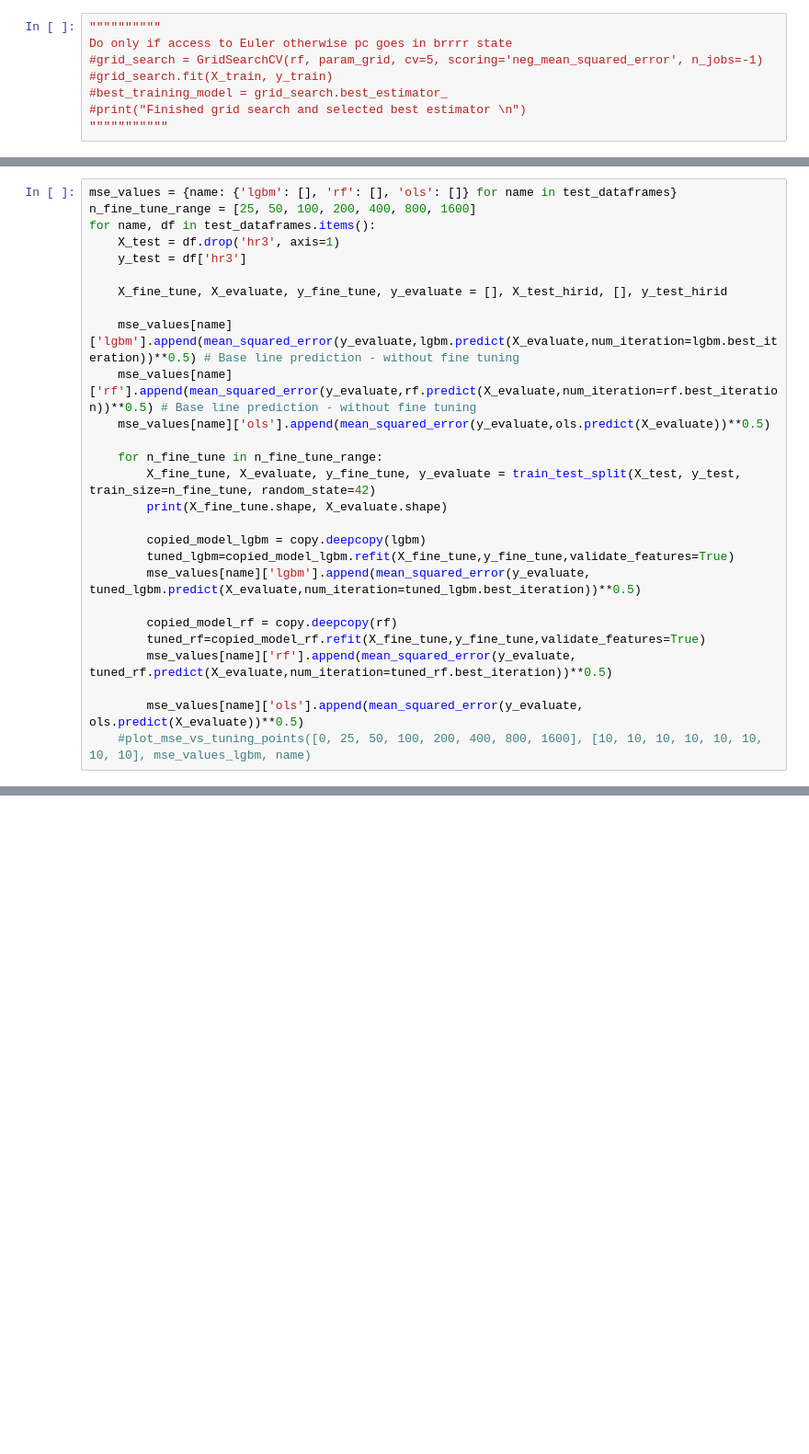
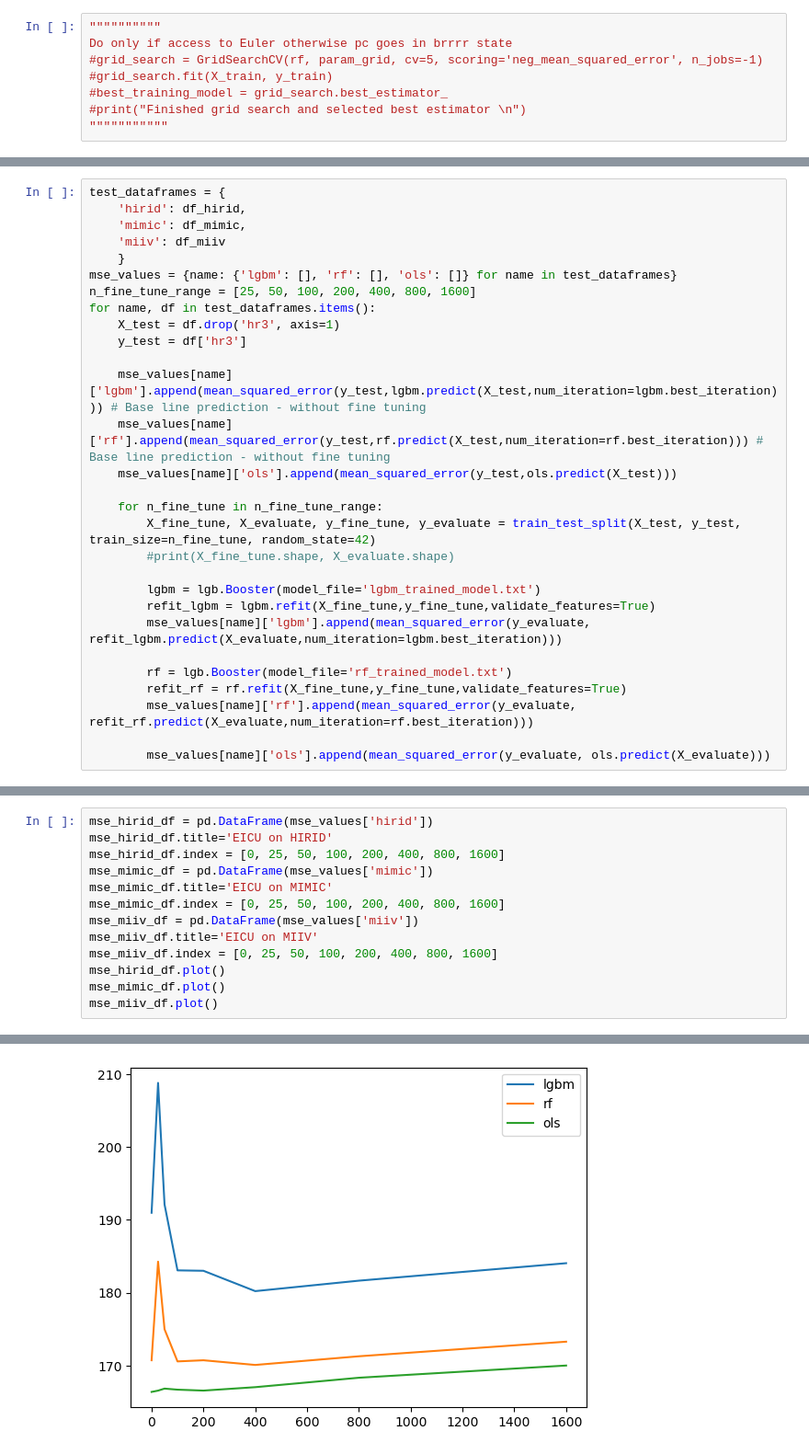
Before and after one commit to lbrilh/masterthesis, a Jupyter notebook: RegressionHRLinearized.ipynb, the cells around one changed output, grey strips where cells are left out. Shown: that part at 92% size. Saved outputs shown, nothing was run; the diff lists cells and outputs as text; blank space fills up the shorter version.

```diff
--- a/RegressionHRLinearized.ipynb
+++ b/RegressionHRLinearized.ipynb
@@ -294,27 +225,29 @@ test_dataframes = {
 # %%
+test_dataframes = {
+    'hirid': df_hirid,
+    'mimic': df_mimic,
+    'miiv': df_miiv
+    }
 mse_values = {name: {'lgbm': [], 'rf': [], 'ols': []} for name in test_dataframes}
 n_fine_tune_range = [25, 50, 100, 200, 400, 800, 1600]
 for name, df in test_dataframes.items():
     X_test = df.drop('hr3', axis=1)
     y_test = df['hr3']
 
-    X_fine_tune, X_evaluate, y_fine_tune, y_evaluate = [], X_test_hirid, [], y_test_hirid
-
-    mse_values[name]['lgbm'].append(mean_squared_error(y_evaluate,lgbm.predict(X_evaluate,num_iteration=lgbm.best_iteration))**0.5) # Base line prediction - without fine tuning
-    mse_values[name]['rf'].append(mean_squared_error(y_evaluate,rf.predict(X_evaluate,num_iteration=rf.best_iteration))**0.5) # Base line prediction - without fine tuning
-    mse_values[name]['ols'].append(mean_squared_error(y_evaluate,ols.predict(X_evaluate))**0.5)
+    mse_values[name]['lgbm'].append(mean_squared_error(y_test,lgbm.predict(X_test,num_iteration=lgbm.best_iteration))) # Base line prediction - without fine tuning
+    mse_values[name]['rf'].append(mean_squared_error(y_test,rf.predict(X_test,num_iteration=rf.best_iteration))) # Base line prediction - without fine tuning
+    mse_values[name]['ols'].append(mean_squared_error(y_test,ols.predict(X_test)))
 
     for n_fine_tune in n_fine_tune_range:
         X_fine_tune, X_evaluate, y_fine_tune, y_evaluate = train_test_split(X_test, y_test, train_size=n_fine_tune, random_state=42)
-        print(X_fine_tune.shape, X_evaluate.shape)
+        #print(X_fine_tune.shape, X_evaluate.shape)
 
-        copied_model_lgbm = copy.deepcopy(lgbm)
-        tuned_lgbm=copied_model_lgbm.refit(X_fine_tune,y_fine_tune,validate_features=True)
-        mse_values[name]['lgbm'].append(mean_squared_error(y_evaluate, tuned_lgbm.predict(X_evaluate,num_iteration=tuned_lgbm.best_iteration))**0.5)
+        lgbm = lgb.Booster(model_file='lgbm_trained_model.txt')
+        refit_lgbm = lgbm.refit(X_fine_tune,y_fine_tune,validate_features=True)
+        mse_values[name]['lgbm'].append(mean_squared_error(y_evaluate, refit_lgbm.predict(X_evaluate,num_iteration=lgbm.best_iteration)))
 
-        copied_model_rf = copy.deepcopy(rf)
-        tuned_rf=copied_model_rf.refit(X_fine_tune,y_fine_tune,validate_features=True)
-        mse_values[name]['rf'].append(mean_squared_error(y_evaluate, tuned_rf.predict(X_evaluate,num_iteration=tuned_rf.best_iteration))**0.5)
+        rf = lgb.Booster(model_file='rf_trained_model.txt')
+        refit_rf = rf.refit(X_fine_tune,y_fine_tune,validate_features=True)
+        mse_values[name]['rf'].append(mean_squared_error(y_evaluate, refit_rf.predict(X_evaluate,num_iteration=rf.best_iteration)))
 
-        mse_values[name]['ols'].append(mean_squared_error(y_evaluate, ols.predict(X_evaluate))**0.5)
-    #plot_mse_vs_tuning_points([0, 25, 50, 100, 200, 400, 800, 1600], [10, 10, 10, 10, 10, 10, 10, 10], mse_values_lgbm, name)
+        mse_values[name]['ols'].append(mean_squared_error(y_evaluate, ols.predict(X_evaluate)))
@@ -333,0 +254,14 @@ mse_miiv_df.plot(ylim=(12, 15))
+# %%
+mse_hirid_df = pd.DataFrame(mse_values['hirid'])
+mse_hirid_df.title='EICU on HIRID'
+mse_hirid_df.index = [0, 25, 50, 100, 200, 400, 800, 1600]
+mse_mimic_df = pd.DataFrame(mse_values['mimic'])
+mse_mimic_df.title='EICU on MIMIC'
+mse_mimic_df.index = [0, 25, 50, 100, 200, 400, 800, 1600]
+mse_miiv_df = pd.DataFrame(mse_values['miiv'])
+mse_miiv_df.title='EICU on MIIV'
+mse_miiv_df.index = [0, 25, 50, 100, 200, 400, 800, 1600]
+mse_hirid_df.plot()
+mse_mimic_df.plot()
+mse_miiv_df.plot()
+# %% [output]
@@ -333,0 +269 @@ mse_miiv_df.plot(ylim=(12, 15))
+[figure, added]
```
Also changed, not shown: parts of 24 cells of this notebook.
